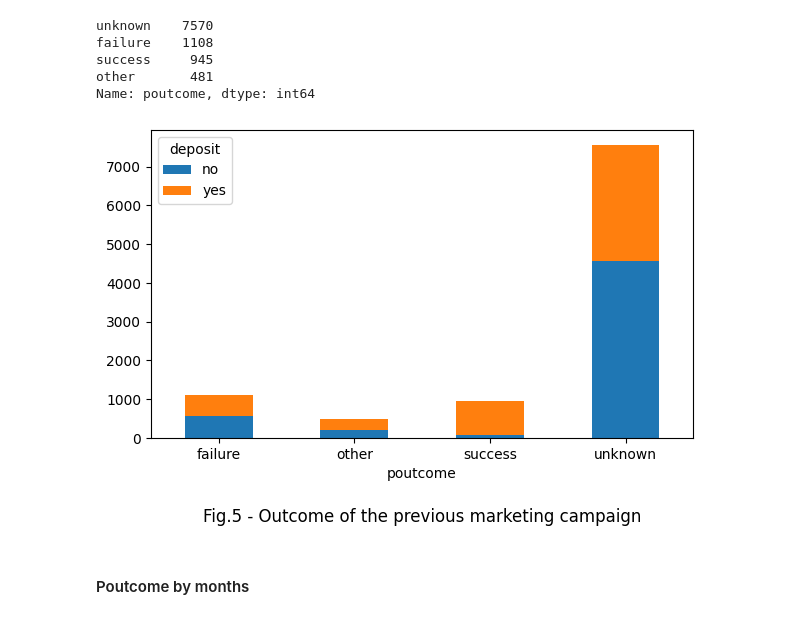
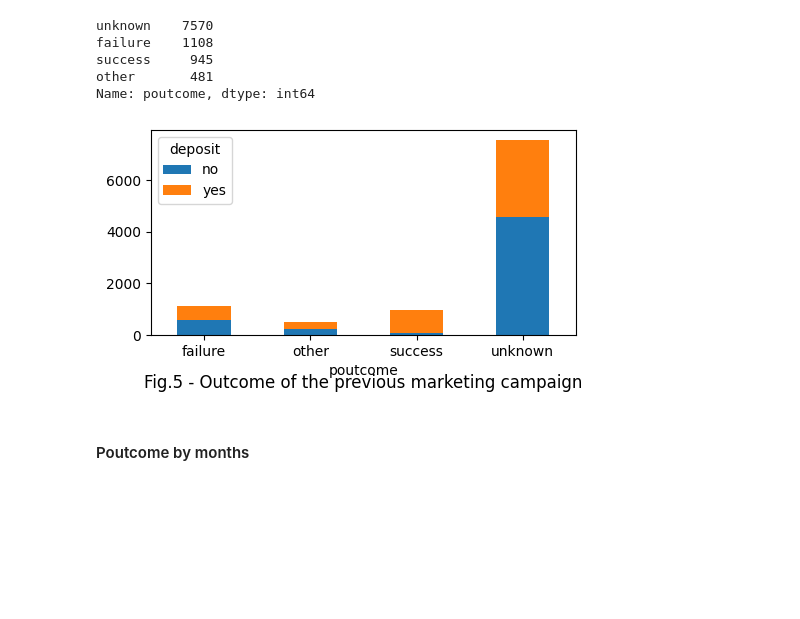
Before and after one commit to Alex1iv/Deposit-subscription, a Jupyter notebook: notebooks/Project_en.ipynb, the cells around one changed output. Drawn from its saved outputs; the diff is of its cells as text; code cells hidden in the pictures; blank space fills up the shorter version.

```diff
--- a/notebooks/Project_en.ipynb
+++ b/notebooks/Project_en.ipynb
@@ -393,15 +404,16 @@ success     945
 other       481
 Name: poutcome, dtype: int64
 # %%
-types = data.groupby("poutcome")['deposit'].value_counts(normalize=False).unstack()
-fig, ax = plt.subplots(figsize=(7, 4))
+types = data.groupby("poutcome")['deposit'].value_counts().unstack()
+fig, ax = plt.subplots(figsize=(5, 3))
 types.plot(kind='bar', stacked='True', ax=ax)
 ax.tick_params(axis='x', rotation=0)
 ax.set_title('Fig.5 - Outcome of the previous marketing campaign', y=-0.3);
+plt.tight_layout()
 
 plt.savefig('../figures/fig_5.png')
 # %% [output]
-[figure, old version]
+[figure, new version]
 # %% [markdown]
 #### Poutcome by months
 # %%
```
Also changed, not shown: parts of 79 cells of this notebook.
